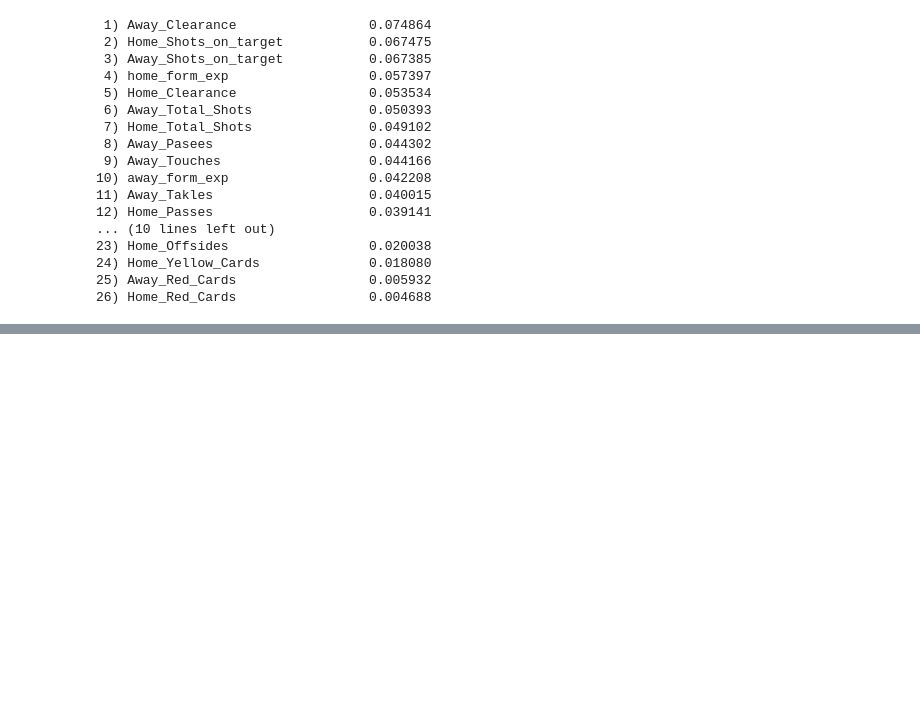
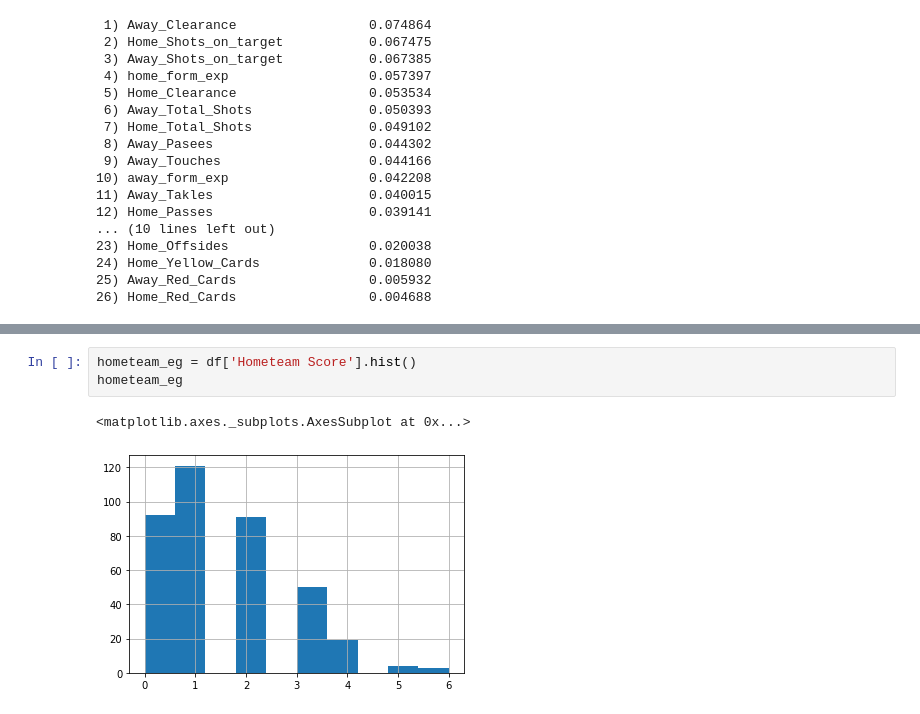
Before and after one commit to nnimako/Soccer_LeageTable_Prediction, a Jupyter notebook: Untitled.ipynb, the cells around one changed output, grey strips where cells are left out. Saved outputs shown, nothing was run; the diff lists cells and outputs as text; blank space fills up the shorter version.

```diff
--- a/Untitled.ipynb
+++ b/Untitled.ipynb
@@ -431,0 +821,6 @@ ModuleNotFoundError: No module named 'SBS'
+# %%
+hometeam_eg = df['Hometeam Score'].hist()
+hometeam_eg
+# %% [output]
+<matplotlib.axes._subplots.AxesSubplot at 0x...>
+[figure, added]
```
Also changed, not shown: parts of 50 cells of this notebook.
